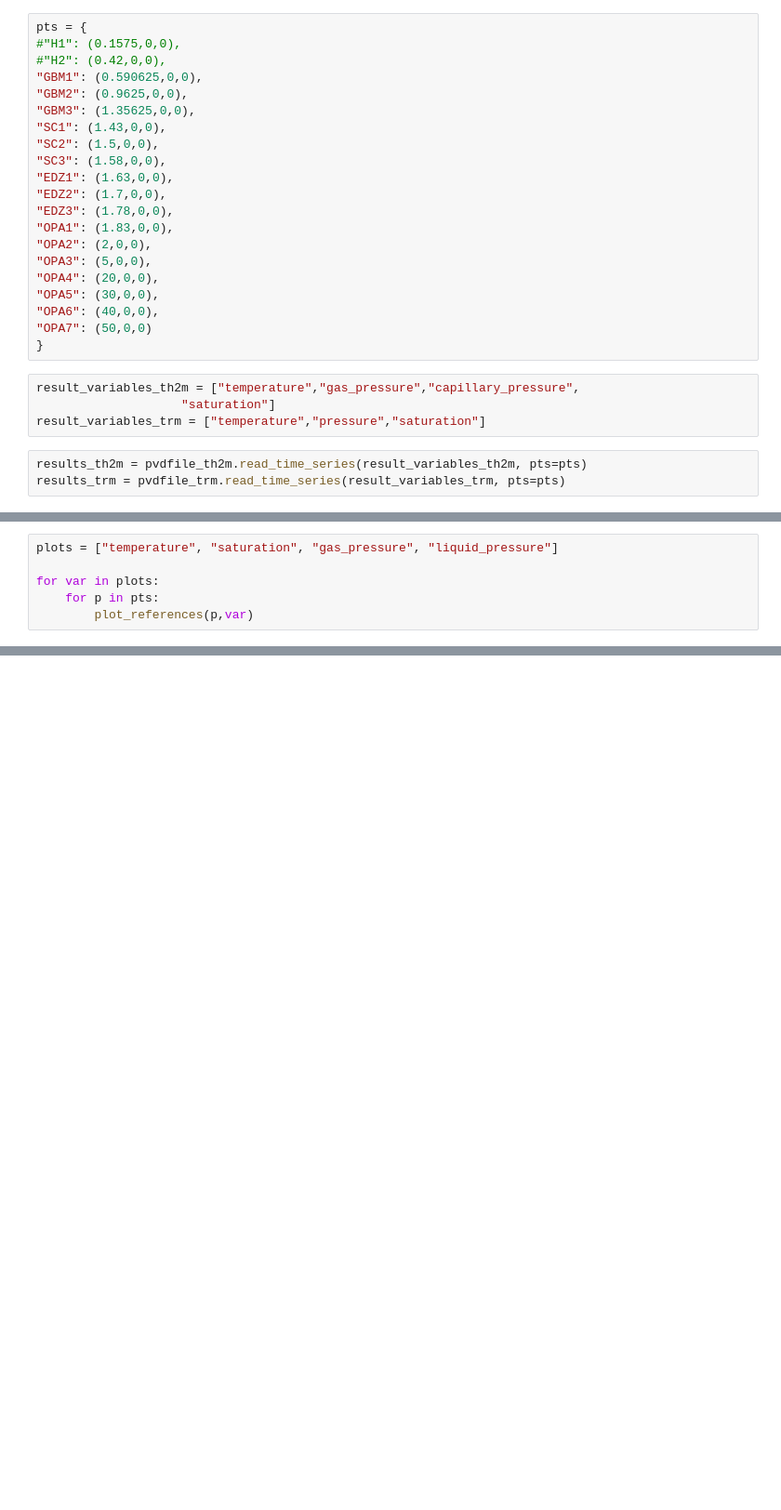
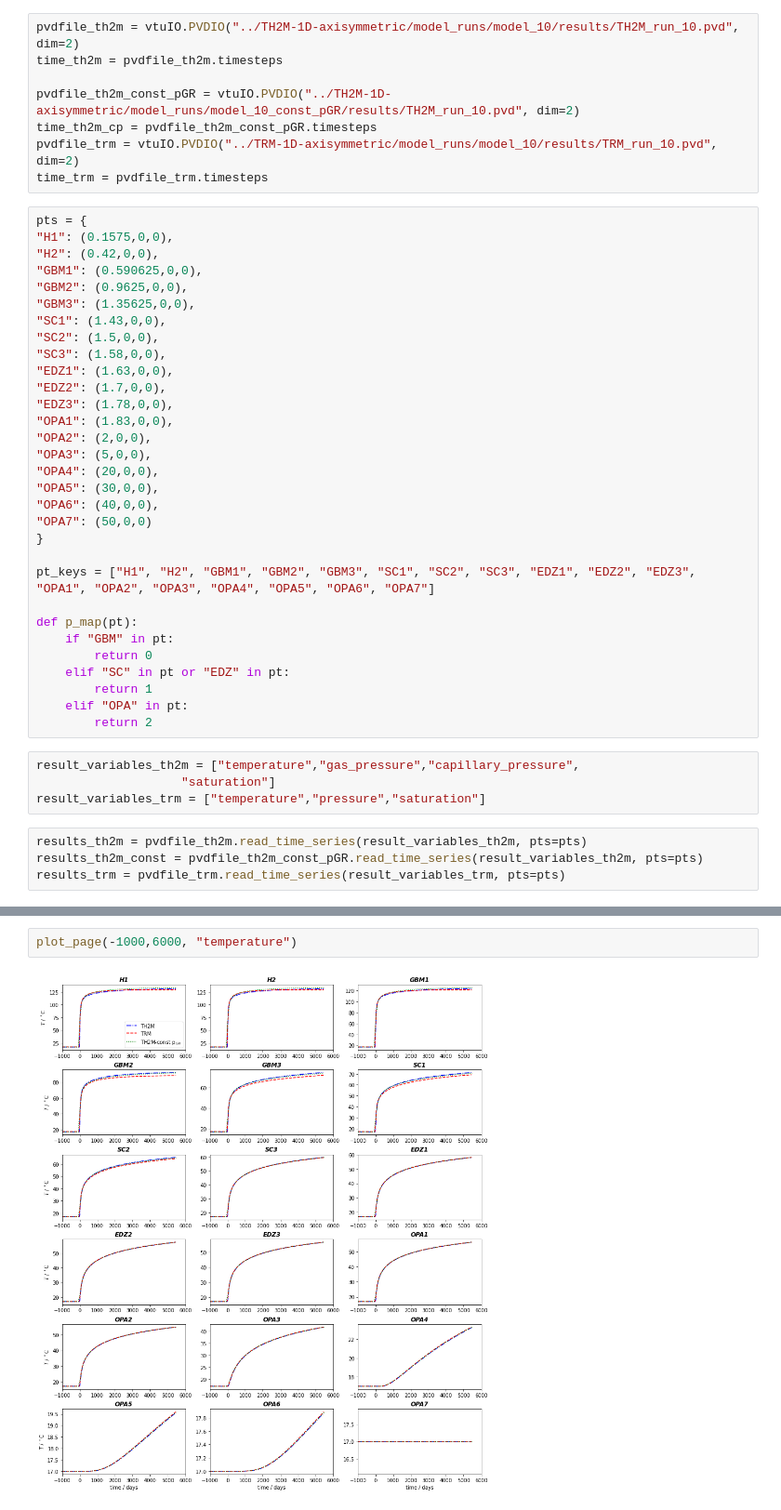
Before and after one commit to joergbuchwald/fe-minibenchmarks, a Jupyter notebook: notebook/1d_axi.ipynb, the cells around one changed output, grey strips where cells are left out. Shown: that part at 93% size. Cells and saved outputs as stored; diff of their text form; blank space fills up the shorter version.

```diff
--- a/notebook/1d_axi.ipynb
+++ b/notebook/1d_axi.ipynb
@@ -20,7 +9,15 @@ RuntimeError: File not found: ../1d-axi_trm/model_run_10/TRM_run_10_noeq_latenth
+# %%
+pvdfile_th2m = vtuIO.PVDIO("../TH2M-1D-axisymmetric/model_runs/model_10/results/TH2M_run_10.pvd", dim=2)
+time_th2m = pvdfile_th2m.timesteps
+
+pvdfile_th2m_const_pGR = vtuIO.PVDIO("../TH2M-1D-axisymmetric/model_runs/model_10_const_pGR/results/TH2M_run_10.pvd", dim=2)
+time_th2m_cp = pvdfile_th2m_const_pGR.timesteps
+pvdfile_trm = vtuIO.PVDIO("../TRM-1D-axisymmetric/model_runs/model_10/results/TRM_run_10.pvd", dim=2)
+time_trm = pvdfile_trm.timesteps
 # %%
 pts = {
-#"H1": (0.1575,0,0),
-#"H2": (0.42,0,0),
+"H1": (0.1575,0,0),
+"H2": (0.42,0,0),
 "GBM1": (0.590625,0,0),
 "GBM2": (0.9625,0,0),
 "GBM3": (1.35625,0,0),
@@ -38,10 +35,21 @@ pts = {
 "OPA6": (40,0,0),
 "OPA7": (50,0,0)
 }
+
+pt_keys = ["H1", "H2", "GBM1", "GBM2", "GBM3", "SC1", "SC2", "SC3", "EDZ1", "EDZ2", "EDZ3", "OPA1", "OPA2", "OPA3", "OPA4", "OPA5", "OPA6", "OPA7"]
+
+def p_map(pt):
+    if "GBM" in pt:
+        return 0
+    elif "SC" in pt or "EDZ" in pt:
+        return 1
+    elif "OPA" in pt:
+        return 2
 # %%
 result_variables_th2m = ["temperature","gas_pressure","capillary_pressure",
                     "saturation"]
 result_variables_trm = ["temperature","pressure","saturation"]
 # %%
 results_th2m = pvdfile_th2m.read_time_series(result_variables_th2m, pts=pts)
+results_th2m_const = pvdfile_th2m_const_pGR.read_time_series(result_variables_th2m, pts=pts)
 results_trm = pvdfile_trm.read_time_series(result_variables_trm, pts=pts)
@@ -98,6 +55,0 @@ def plot_references(pt, var, log=False):
-# %%
-plots = ["temperature", "saturation", "gas_pressure", "liquid_pressure"]
-
-for var in plots:
-    for p in pts:
-        plot_references(p,var)
@@ -205,0 +143,4 @@ for p in pts:
+# %%
+plot_page(-1000,6000, "temperature")
+# %% [output]
+[figure, added]
```
Also changed, not shown: parts of 11 cells of this notebook.
